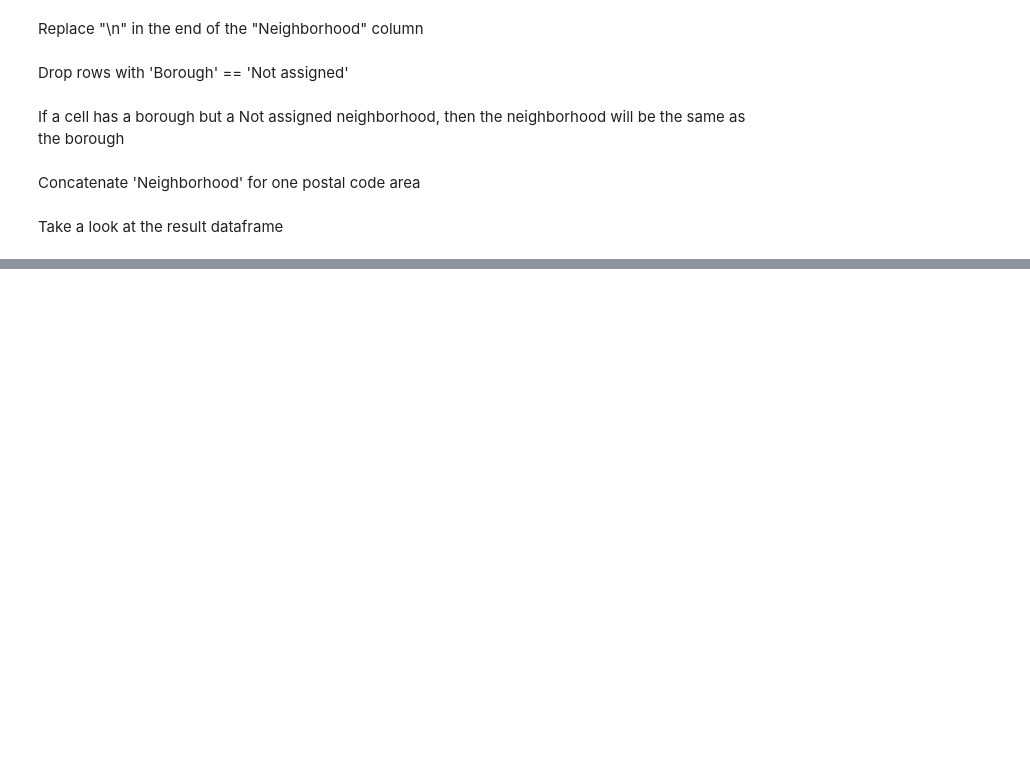
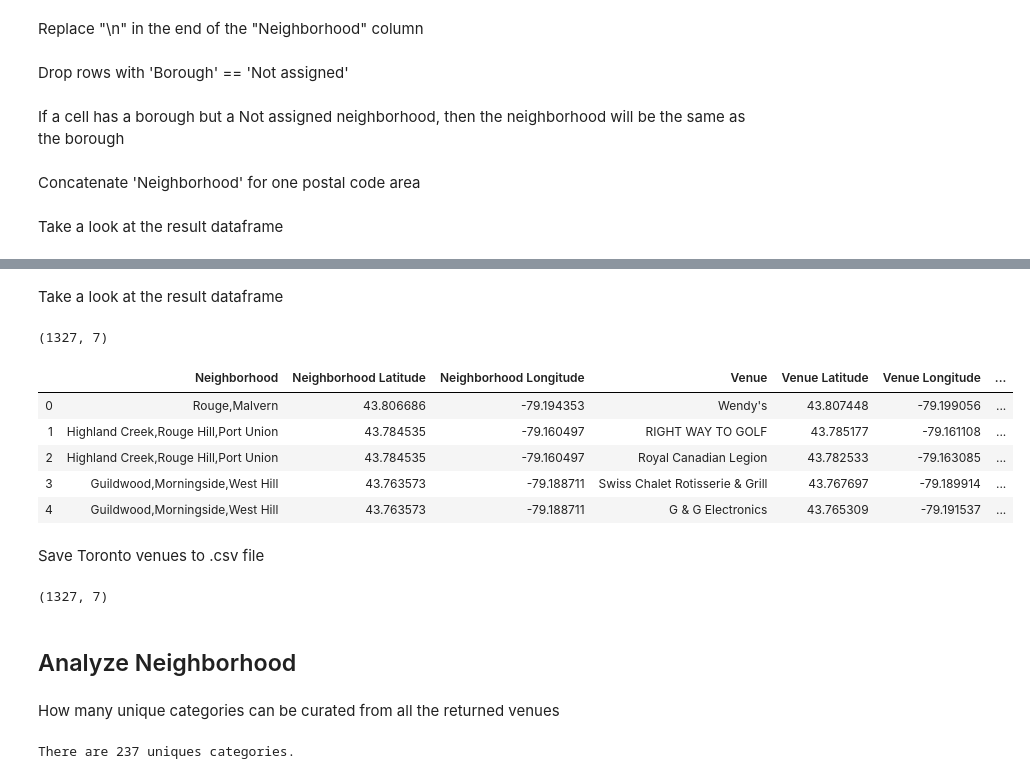
Before and after one commit to romapres2010/Coursera_Capstone, a Jupyter notebook: Neighborhoods in Toronto.ipynb, the cells around one changed output, grey strips where cells are left out. Cells and saved outputs as stored; diff of their text form; code cells hidden in the pictures; blank space fills up the shorter version.

```diff
--- a/Neighborhoods in Toronto.ipynb
+++ b/Neighborhoods in Toronto.ipynb
@@ -137,0 +233,21 @@ Toronto_df.shape
+# %%
+import folium # map rendering library
+
+# create map of Toronto using latitude and longitude values
+map_newyork = folium.Map(location=[latitude, longitude], zoom_start=10)
+
+# add markers to map
+for lat, lng, borough, neighborhood in zip(Toronto_df['Latitude'], Toronto_df['Longitude'], Toronto_df['Borough'], Toronto_df['Neighborhood']):
+    label = '{}, {}'.format(neighborhood, borough)
+    label = folium.Popup(label, parse_html=True)
+    folium.CircleMarker(
+        [lat, lng],
+        radius=5,
+        popup=label,
+        color='blue',
+        fill=True,
+        fill_color='#3186cc',
+        fill_opacity=0.7,
+        parse_html=False).add_to(map_newyork)
+
+map_newyork
@@ -137,0 +339,14 @@ Toronto_df.shape
+# %% [markdown]
+Take a look at the result dataframe
+# %%
+toronto_venues.head()
+# %% [output]
+(1327, 7)
+|  | Neighborhood | Neighborhood Latitude | Neighborhood Longitude | Venue | Venue Latitude | Venue Longitude | ... |
+| 0 | Rouge,Malvern | 43.806686 | -79.194353 | Wendy's | 43.807448 | -79.199056 | ... |
+| 1 | Highland Creek,Rouge Hill,Port Union | 43.784535 | -79.160497 | RIGHT WAY TO GOLF | 43.785177 | -79.161108 | ... |
+| 2 | Highland Creek,Rouge Hill,Port Union | 43.784535 | -79.160497 | Royal Canadian Legion | 43.782533 | -79.163085 | ... |
+| 3 | Guildwood,Morningside,West Hill | 43.763573 | -79.188711 | Swiss Chalet Rotisserie & Grill | 43.767697 | -79.189914 | ... |
+| 4 | Guildwood,Morningside,West Hill | 43.763573 | -79.188711 | G & G Electronics | 43.765309 | -79.191537 | ... |
+# %% [markdown]
+Save Toronto venues to .csv file
@@ -137,0 +356,12 @@ Toronto_df.shape
+# %%
+toronto_venues.shape
+# %% [output]
+(1327, 7)
+# %% [markdown]
+## Analyze Neighborhood
+# %% [markdown]
+How many unique categories can be curated from all the returned venues
+# %%
+print('There are {} uniques categories.'.format(len(toronto_venues['Venue Category'].unique())))
+# %% [output]
+There are 237 uniques categories.
```
Also changed, not shown: parts of 77 cells of this notebook, 3 other files.
